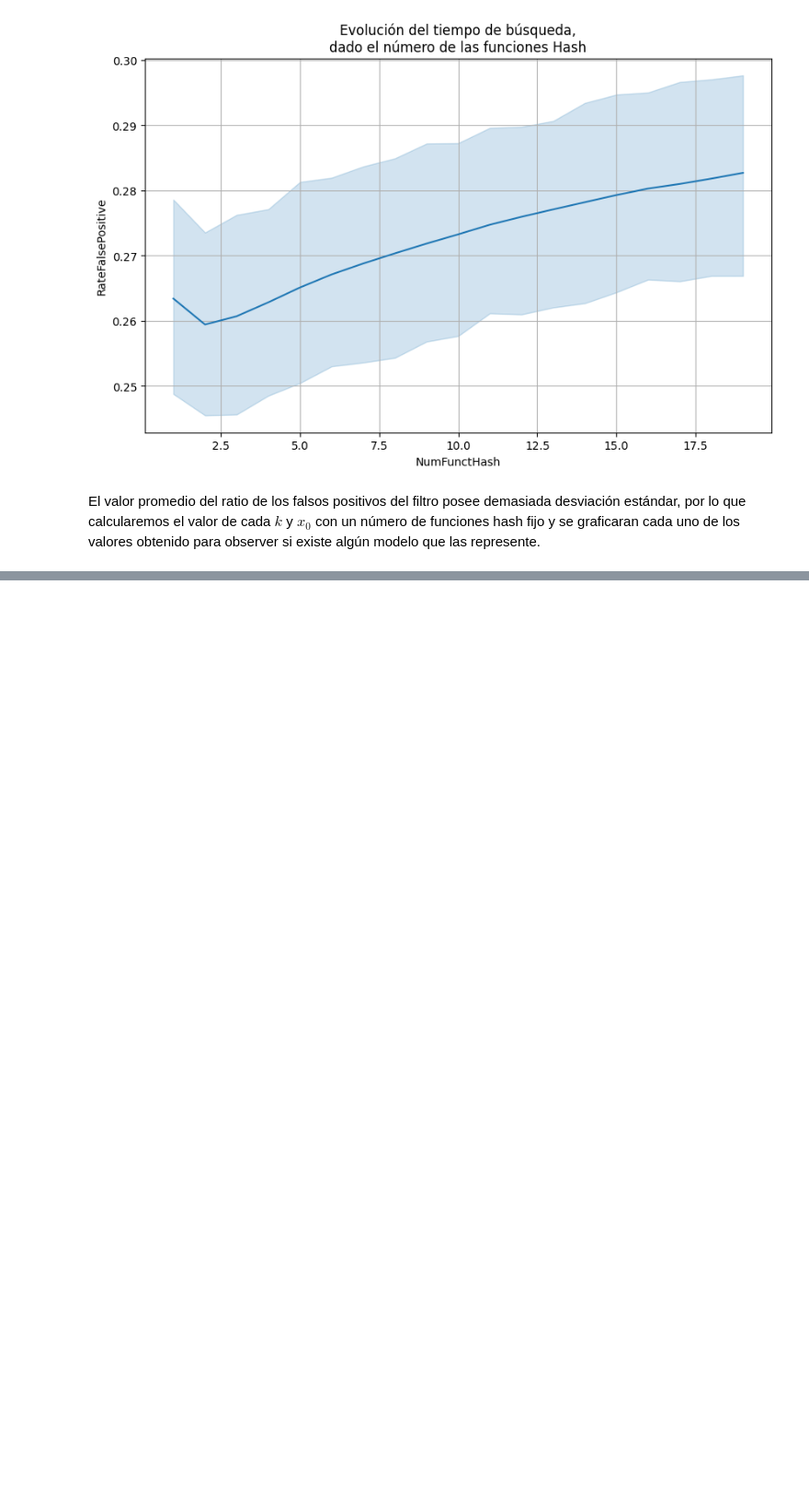
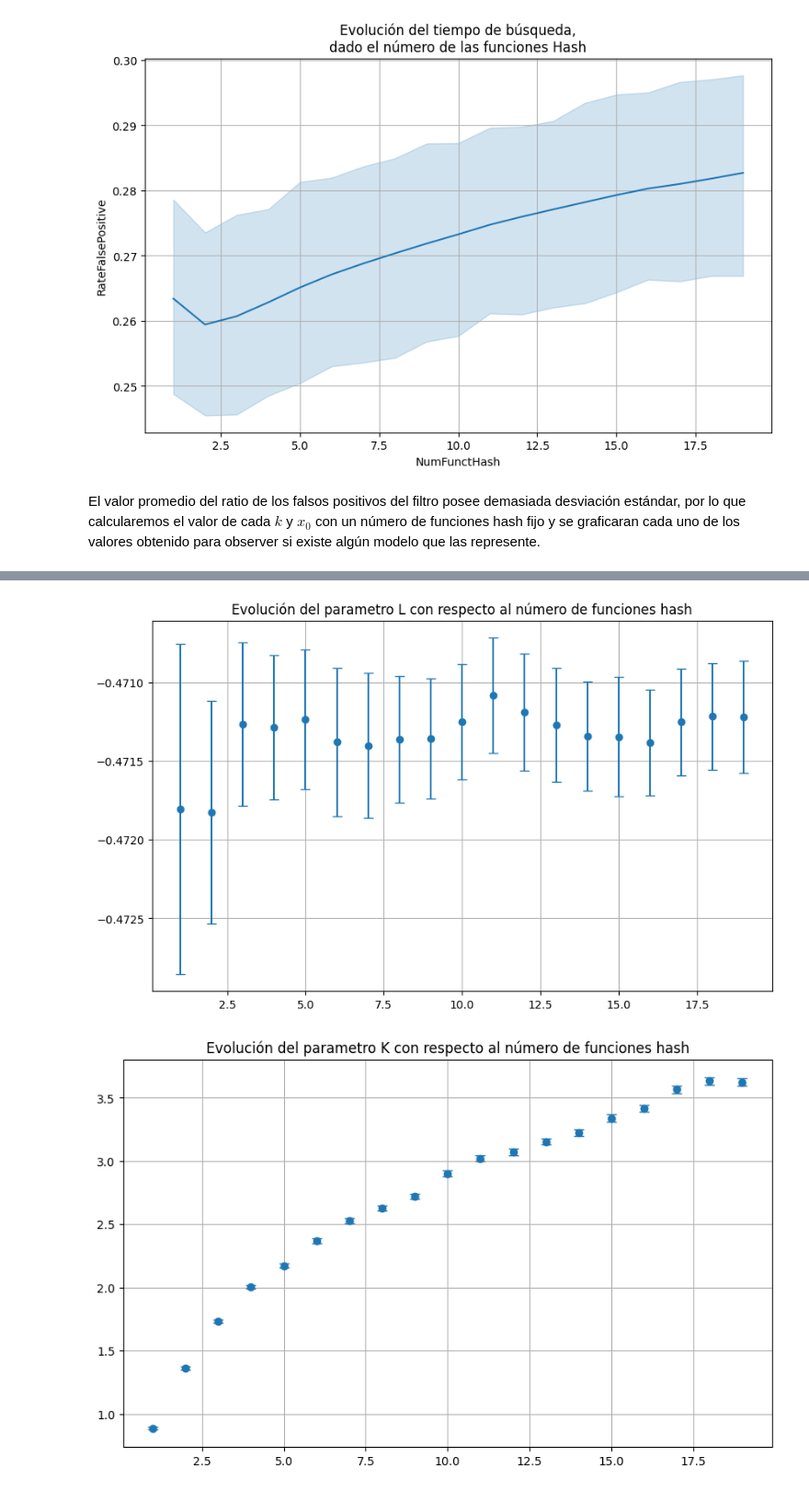
Before and after one commit to MrChurrasco/Tarea3Log, a Jupyter notebook: main.ipynb, the cells around one changed output, grey strips where cells are left out. Shown at 92% size. Saved outputs shown, nothing was run; the diff lists cells and outputs as text; code cells hidden in the pictures; blank space fills up the shorter version.

```diff
--- a/main.ipynb
+++ b/main.ipynb
@@ -583,26 +528,0 @@ list_x0
-# %%
-from scipy.optimize import root
-
-
-def fun(x):
-    N = len(x)
-    def aux(params):
-        k,x0 = params
-        return np.sum(np.ones(N) - 1 / (1 + np.exp(k * (np.log2(x) + x0))) * np.log2(x))
-    return aux
-
-list_k = []
-list_x0 = []
-
-for numHash in df_filter_bloom_stats["NumFunctHash"].unique():
-
-    data = df_filter_bloom_stats[df_filter_bloom_stats["NumFunctHash"] == numHash]
-    aux_fun =  fun(data["SizeArray"])
-    result = root(aux_fun, x0=[1, np.log2(data["SizeArray"]).mean()])
-    k, x0 = result.x
-    list_k.append(k)
-    list_x0.append(x0)
-# Encontrar la raíz de la función
-
-
-print(result.x)
@@ -628,0 +595,13 @@ np.exp(k*x0)
+# %%
+list_params = [list_L,list_k,list_x0,list_b]
+name_params = [r"L",r"K",r"$x_0$",r"b"]
+
+for i in range(4):
+    fig, ax = plt.subplots(figsize=(10,6))
+    ax.errorbar(range(1,len(list_params[i])+1), list_params[i], yerr=[x[i] for x in list_perror], fmt='o', capsize=4)
+    ax.grid(True)
+    ax.set_title(f"Evolución del parametro {name_params[i]} con respecto al número de funciones hash")
+    plt.plot()
+# %% [output]
+[figure, added]
+[figure, added]
```
Also changed, not shown: parts of 12 cells of this notebook, 1 other file.
